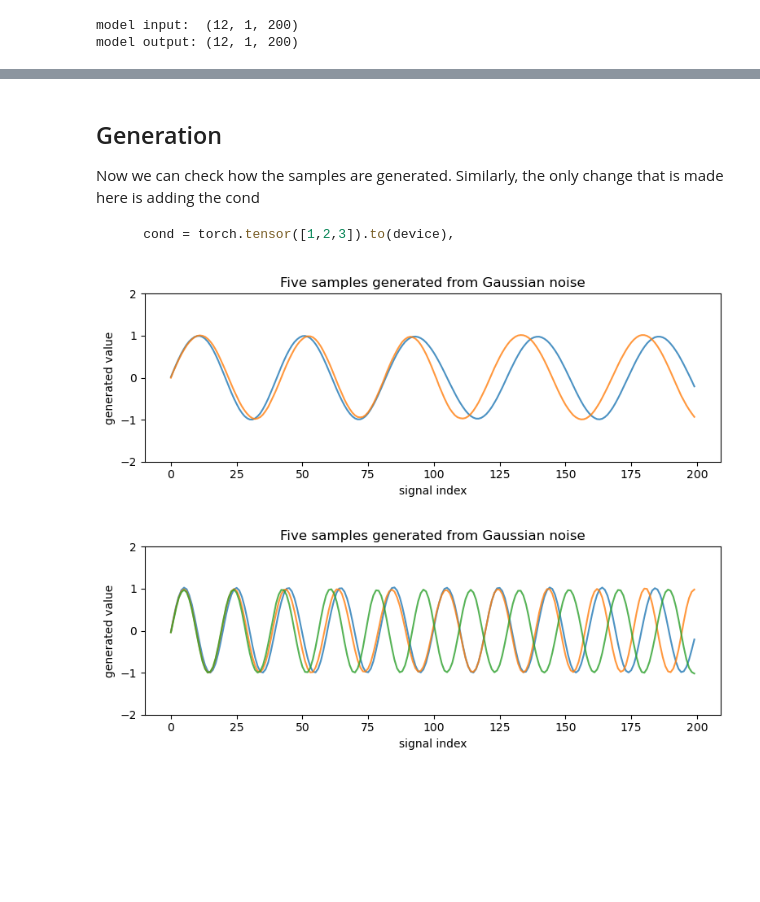
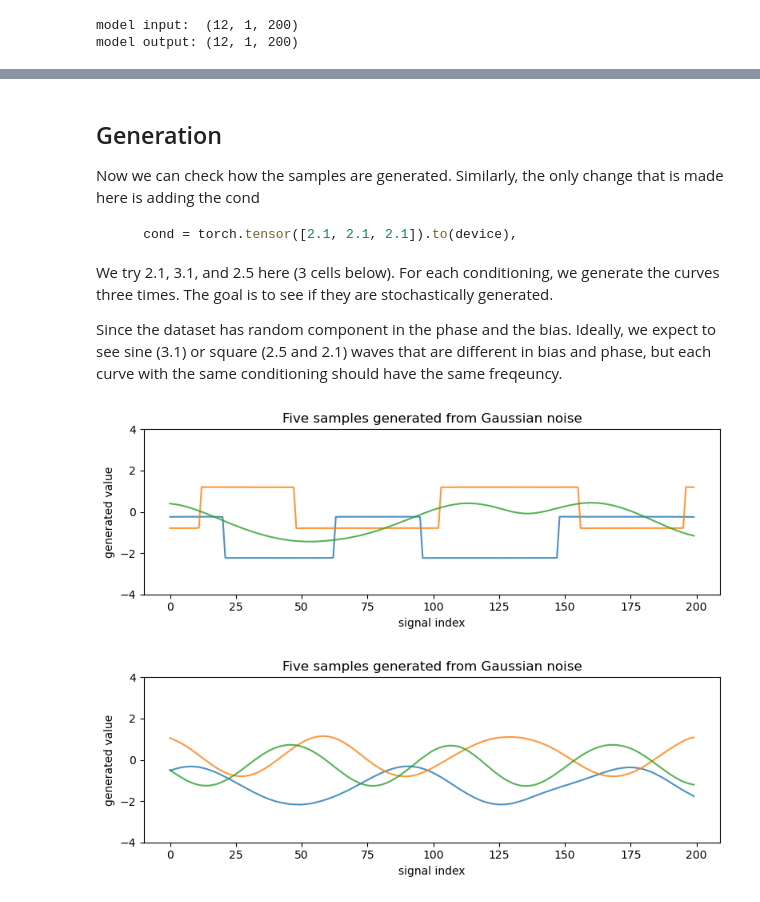
Before and after one commit to leap-stc/parameter-estimation, a Jupyter notebook: intro_diffusion/conditional_diffusion_intro.ipynb, the cells around one changed output, grey strips where cells are left out. Saved outputs shown, nothing was run; the diff lists cells and outputs as text; code cells hidden in the pictures; blank space fills up the shorter version.

`````diff
--- a/intro_diffusion/conditional_diffusion_intro.ipynb
+++ b/intro_diffusion/conditional_diffusion_intro.ipynb
@@ -48,5 +52,7 @@ Instead of SineWave_DataSet previously, we work with SineWave_DataSet in this no
 # %%
-dataset = SineWave_Square_DataSet(freq_max=10, n_dim=200)
+freq_max = 5
+
+dataset = SineWave_Square_DataSet(freq_max=freq_max, n_dim=200, random_bias = True, random_phase=True)
 data_loader = DataLoader(dataset, batch_size=64, shuffle=True)
 
 conditions, clean_batch = next(iter(data_loader))
@@ -256,6 +254,6 @@ predicted_noise = model(x_t_batch, t_batch, x_label_batch)
 # %%
 TRAIN_MODEL = True
-EPOCHS = 100
+EPOCHS = 200
 weights_path = Path("trained_parameters/conditional.pt")
 
 model = model.to(device)
@@ -272,6 +270,7 @@ if TRAIN_MODEL:
         for batch_index, (x_label_batch, x_clean_batch) in enumerate(data_loader):
             x_clean_batch = x_clean_batch.to(device)
             x_label_batch = x_label_batch.to(device)
+            x_label_batch = x_label_batch/freq_max  ### Normalization is lazily done here
             t_batch = torch.randint(
                 0,
                 T,
@@ -298,6 +297,9 @@ if TRAIN_MODEL:
 
         mean_loss = running_loss / len(data_loader)
         print(f"epoch {epoch_index + 1:02d}: mean loss={mean_loss:.6f}")
+
+    torch.save(model.state_dict(), weights_path)
+
 else:
     state_dict = torch.load(weights_path, map_location=device, weights_only=True)
     model.load_state_dict(state_dict)
@@ -328,52 +347,58 @@ Now we can check how the samples are generated.
 Similarly, the only change that is made here is
 adding the cond
 ````python
-    cond = torch.tensor([1,2,3]).to(device),
+    cond = torch.tensor([2.1, 2.1, 2.1]).to(device),
 ````
+
+We try 2.1, 3.1, and 2.5 here (3 cells below). For each conditioning, we generate the curves three times.
+The goal is to see if they are stochastically generated.
+
+Since the dataset has random component in the phase and the bias. Ideally, we expect to see sine (3.1) or square (2.5 and 2.1) waves that are different in bias and phase, but each curve with the same conditioning should have the same freqeuncy.
 # %%
-torch.manual_seed(11)
+torch.manual_seed(12)
 
 generated = ddpm_sampler(
     sample_dim=200,
-    n_sample=2,
+    n_sample=3,
     noise_dict=schedule_device,
-    cond = torch.tensor([5.3, 4.2]).to(device),
+    cond = (torch.tensor([2.1, 2.1, 2.1])/freq_max).to(device),
     model=model,
     device=device,
 )
 
 plt.figure(figsize=(8, 3))
 for sample in generated:
     plt.plot(sample[0].detach().cpu(), alpha=0.8)
 
 plt.xlabel("signal index")
 plt.ylabel("generated value")
 plt.title("Five samples generated from Gaussian noise")
-plt.ylim(-2, 2)
+plt.ylim(-4, 4)
 plt.tight_layout()
 plt.show()
 # %% [output]
-[figure, old version]
+[figure, new version]
-# %%
-torch.manual_seed(11)
-
-generated = ddpm_sampler(
-    sample_dim=200,
-    n_sample=3,
-    noise_dict=schedule_device,
-    cond = torch.tensor([11,12,12]).to(device),
-    model=model,
-    device=device,
-)
-
-plt.figure(figsize=(8, 3))
-for sample in generated:
-    plt.plot(sample[0].detach().cpu(), alpha=0.8)
-
-plt.xlabel("signal index")
-plt.ylabel("generated value")
-plt.title("Five samples generated from Gaussian noise")
-plt.ylim(-2, 2)
-plt.tight_layout()
-# %% [output]
-[figure, removed]
+# %%
+torch.manual_seed(12)
+
+generated = ddpm_sampler(
+    sample_dim=200,
+    n_sample=3,
+    noise_dict=schedule_device,
+    cond = (torch.tensor([3.1, 3.1, 3.1])/freq_max).to(device),
+    model=model,
+    device=device,
+)
+
+plt.figure(figsize=(8, 3))
+for sample in generated:
+    plt.plot(sample[0].detach().cpu(), alpha=0.8)
+
+plt.xlabel("signal index")
+plt.ylabel("generated value")
+plt.title("Five samples generated from Gaussian noise")
+plt.ylim(-4, 4)
+plt.tight_layout()
+plt.show()
+# %% [output]
+[figure, added]
`````
Also changed, not shown: parts of 11 cells of this notebook, 2 other files.
